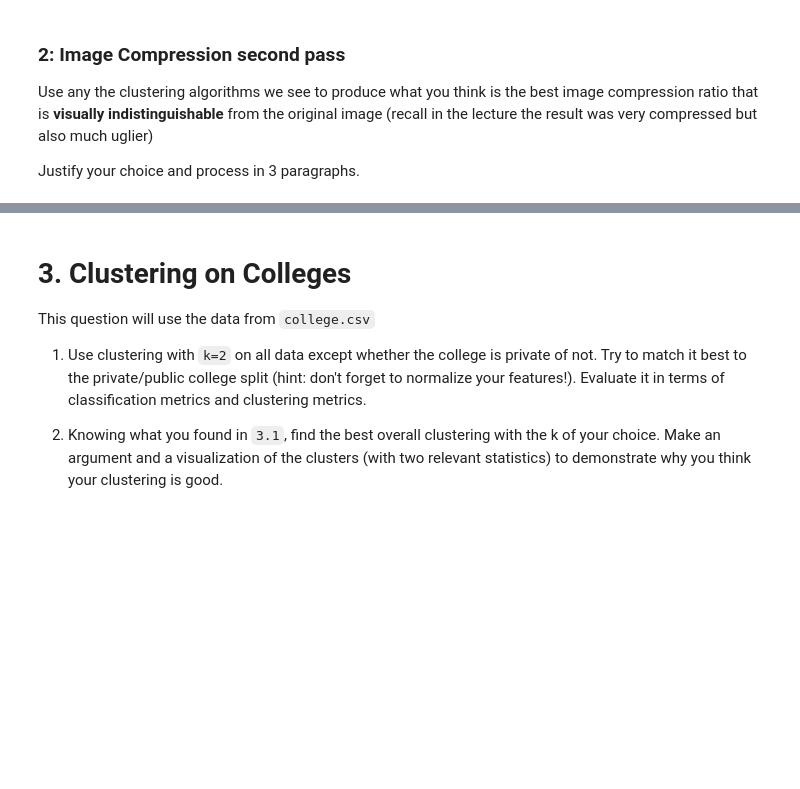
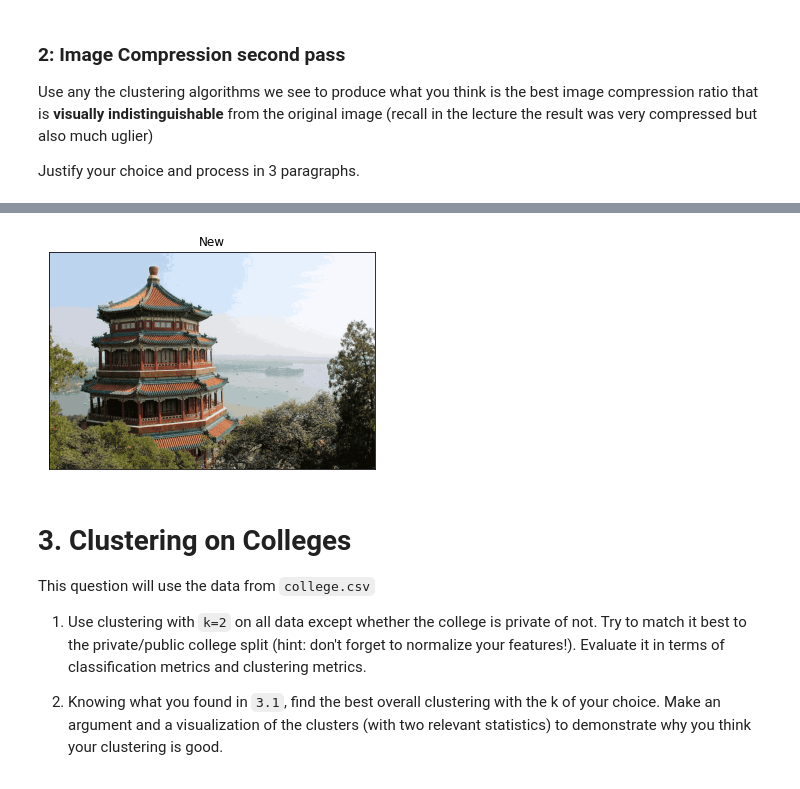
Before and after one commit to cb-ds-1/4-3-clustering, a Jupyter notebook: workshop.ipynb, the cells around one changed output, grey strips where cells are left out. Cells and saved outputs as stored; diff of their text form; code cells hidden in the pictures; blank space fills up the shorter version.

```diff
--- a/workshop.ipynb
+++ b/workshop.ipynb
@@ -18,0 +156,7 @@ Justify your choice and process in 3 paragraphs.
+# %%
+c = new_colors.reshape(china.shape)
+ax = plt.axes(xticks=[], yticks=[])
+ax.set_title('New')
+ax.imshow(c);
+# %% [output]
+[figure, added]
```
Also changed, not shown: parts of 14 cells of this notebook.
